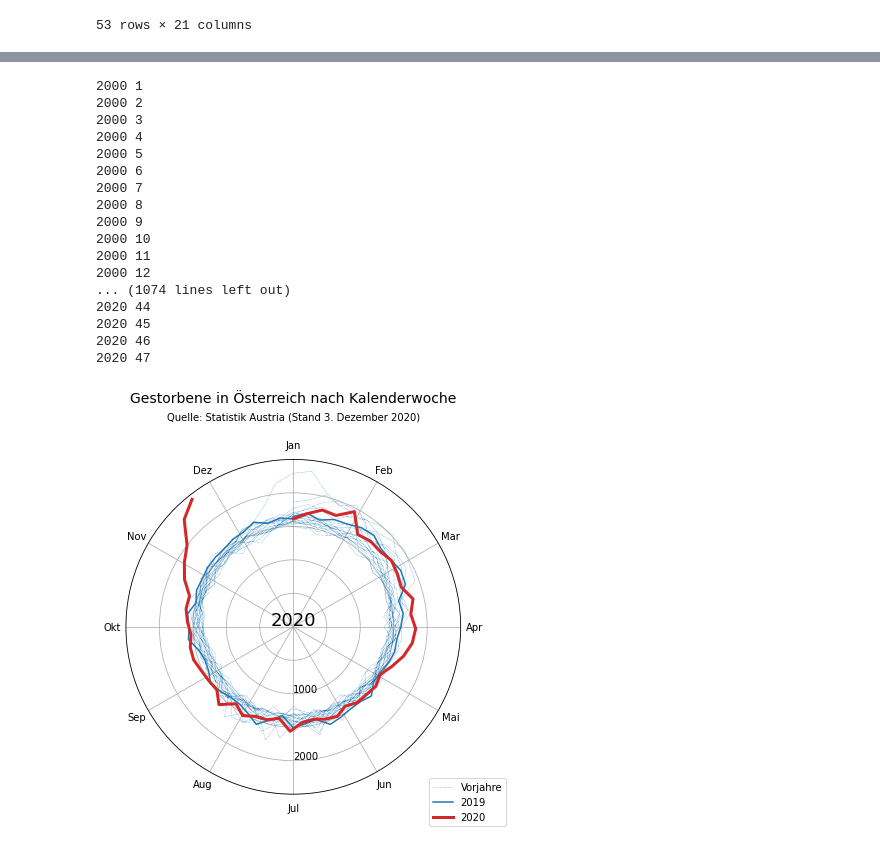
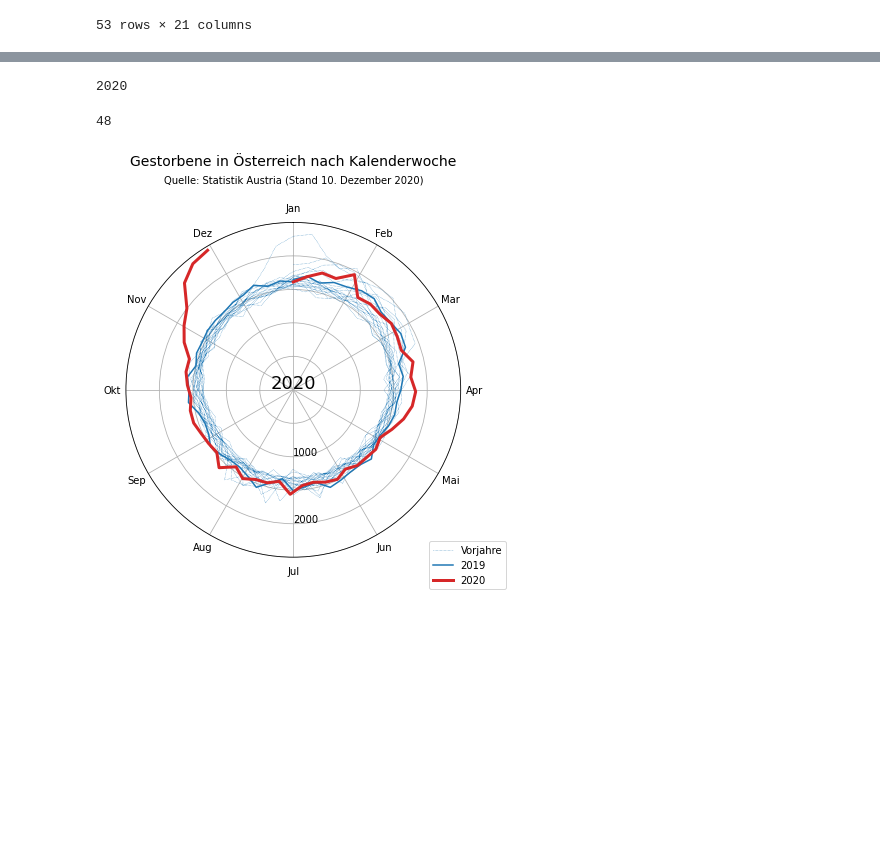
Before and after one commit to attoPascal/statistik-austria-sterblichkeit, a Jupyter notebook: sterblichkeit.ipynb, the cells around one changed output, grey strips where cells are left out. Saved outputs shown, nothing was run; the diff lists cells and outputs as text; code cells hidden in the pictures; blank space fills up the shorter version.

```diff
--- a/sterblichkeit.ipynb
+++ b/sterblichkeit.ipynb
@@ -185,7 +186,7 @@ pos.x1 -= 0.012
 ax.set_position(pos)
 
 fig.suptitle("Gestorbene in Österreich nach Kalenderwoche", fontsize=14)
-ax.set_title("Quelle: Statistik Austria (Stand 3. Dezember 2020)", fontsize=10, y=1.1)
+ax.set_title("Quelle: Statistik Austria (Stand 10. Dezember 2020)", fontsize=10, y=1.1)
 
 old, = ax.plot([], [], color='tab:blue', linewidth=0.5, linestyle='dotted', label="Vorjahre")
 prev, = ax.plot([], [], color='tab:blue', label="2019")
@@ -207,7 +208,8 @@ def year_and_week_for_index(i):
 
 def data_for_index(i):
     y, w = year_and_week_for_index(i)
-    print(y, w)
+    clear_output(wait=True)
+    display(y, w)
     theta, year = data_for_year(y)
     return theta[:w], year[:w]
 
@@ -222,48 +224,33 @@ def animate(i):
     y = year_and_week_for_index(i)[0]
 
     if y > start_year:
         old_theta = np.array([])
         old_data = np.array([])
         for year in range(start_year, y-1):
             theta, data = data_for_year(year)
             old_theta = np.append(old_theta, theta)
             old_data = np.append(old_data, data)
         old.set_data(old_theta, old_data)
         prev.set_data(*data_for_year(y-1))
 
     current.set_data(*data_for_index(i))
     center.set_text(f"{y}")
     return old, prev, current, center
 
 num_frames = len(deaths_per_week)
 
 anim = mpl.animation.FuncAnimation(fig, animate, init_func=init, frames=num_frames, interval=50, blit=True)
 anim.save('deaths.mp4', writer='ffmpeg', dpi=300, extra_args=['-vf', 'tpad=stop_mode=clone:stop_duration=5'])
 
 fig.legend(loc='lower right')
 
 plt.savefig('deaths.png', dpi=300, bbox_inches='tight', facecolor='white')
 
 # anim.save('anim.gif', writer='imagemagick', dpi=300, savefig_kwargs={'facecolor': 'white'})
 # plt.savefig('anim.png', dpi=300, bbox_inches='tight', facecolor='white')
 
 # $ ffmpeg -i deaths.mp4 -vf "fps=15,scale=900:-1:flags=lanczos,split[s0][s1];[s0]palettegen[p];[s1][p]paletteuse" -loop 0 deaths.gif
 # %% [output]
-2000 1
-2000 2
-2000 3
-2000 4
-2000 5
-2000 6
-2000 7
-2000 8
-2000 9
-2000 10
-2000 11
-2000 12
-... (1074 lines left out)
-2020 44
-2020 45
-2020 46
-2020 47
+2020
+48
-[figure, old version]
+[figure, new version]
```
Also changed, not shown: parts of 5 cells of this notebook, 5 other files.
